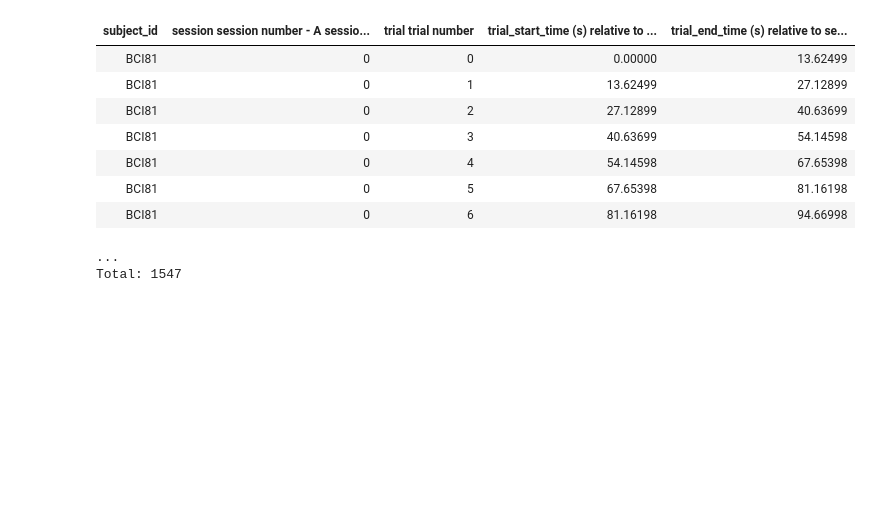
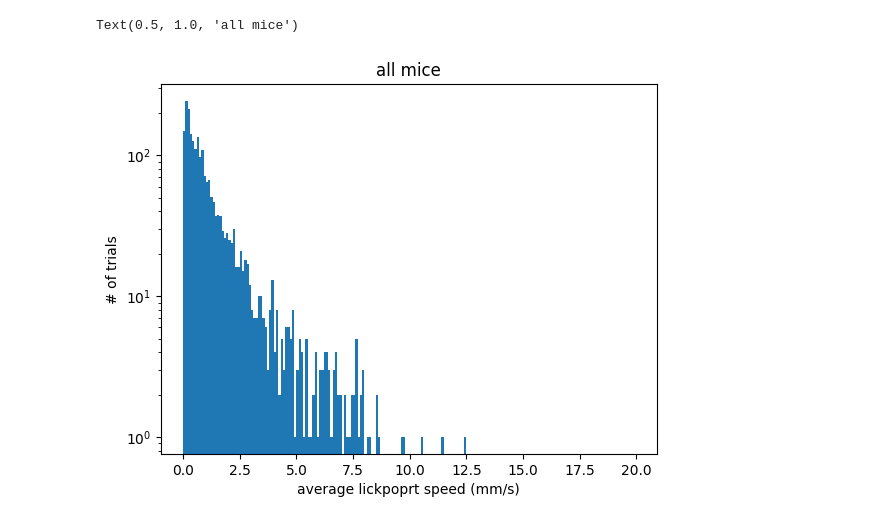
Before and after one commit to rozmar/NDNF-pipeline, a Jupyter notebook: Notebooks/behavior.ipynb, the cells around one changed output. Cells and saved outputs as stored; diff of their text form; code cells hidden in the pictures; blank space fills up the shorter version.

Commit message:
multiple settings in a single session plotted

```diff
--- a/Notebooks/behavior.ipynb
+++ b/Notebooks/behavior.ipynb
@@ -149,13 +171,13 @@ for session_i, session in enumerate(available_sessions):
-# %%
-experiment.SessionTrial()
-# %% [output]
-| subject_id | session session number - A sessio... | trial trial number | trial_start_time (s) relative to ... | trial_end_time (s) relative to se... |
-| BCI81 | 0 | 0 | 0.00000 | 13.62499 |
-| BCI81 | 0 | 1 | 13.62499 | 27.12899 |
-| BCI81 | 0 | 2 | 27.12899 | 40.63699 |
-| BCI81 | 0 | 3 | 40.63699 | 54.14598 |
-| BCI81 | 0 | 4 | 54.14598 | 67.65398 |
-| BCI81 | 0 | 5 | 67.65398 | 81.16198 |
-| BCI81 | 0 | 6 | 81.16198 | 94.66998 |
-...
-Total: 1547
+# %%
+rewarded_trial, time_to_reward,sp,ep = (experiment.TrialEvent()*experiment.TaskSettings()&{'trial_event_type':'reward'}).fetch('trial','trial_event_time','reward_port_start_pos','reward_port_end_pos')    #break
+#time_to_reward[time_to_reward>10] = 10
+dist = ep-sp
+average_lickport_speed = dist/time_to_reward
+plt.hist(average_lickport_speed,np.arange(0,20,.1))#,np.arange(0,11,.1))
+plt.yscale('log')
+plt.ylabel('# of trials')
+plt.xlabel('average lickpoprt speed (mm/s)')
+plt.title('all mice')
+# %% [output]
+Text(0.5, 1.0, 'all mice')
+[figure, added]
```
Also changed, not shown: parts of 4 cells of this notebook.
